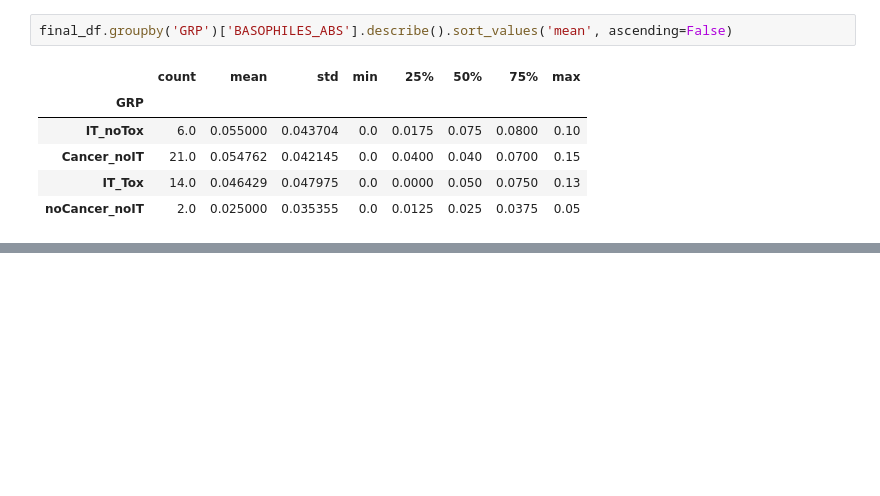
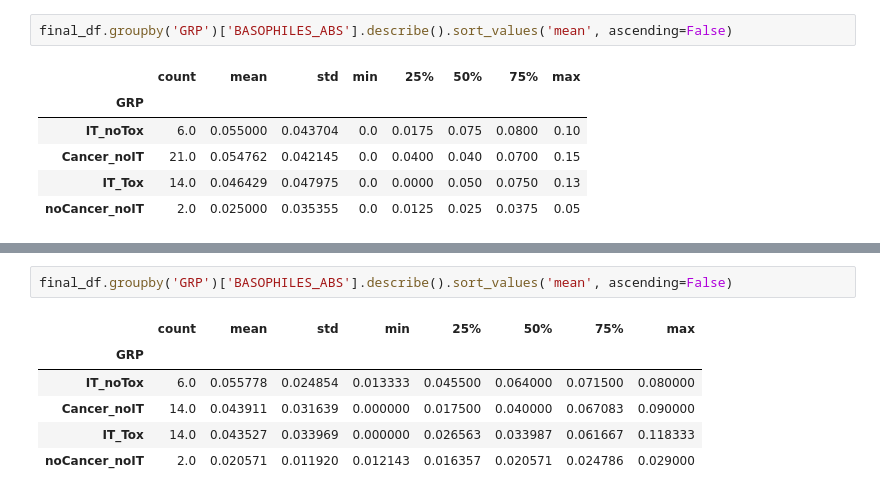
Before and after one commit to Soroushstr/Toxicity, a Jupyter notebook: Toxicity_new.ipynb, the cells around one changed output, grey strips where cells are left out. Cells and saved outputs as stored; diff of their text form; blank space fills up the shorter version.

```diff
--- a/Toxicity_new.ipynb
+++ b/Toxicity_new.ipynb
@@ -301,0 +455,9 @@ final_df.groupby('GRP')['BASOPHILES_ABS'].describe().sort_values('mean', ascendi
+# %%
+final_df.groupby('GRP')['BASOPHILES_ABS'].describe().sort_values('mean', ascending=False)
+# %% [output]
+|  | count | mean | std | min | 25% | 50% | 75% | max |
+| GRP |  |  |  |  |  |  |  |  |
+| IT_noTox | 6.0 | 0.055778 | 0.024854 | 0.013333 | 0.045500 | 0.064000 | 0.071500 | 0.080000 |
+| Cancer_noIT | 14.0 | 0.043911 | 0.031639 | 0.000000 | 0.017500 | 0.040000 | 0.067083 | 0.090000 |
+| IT_Tox | 14.0 | 0.043527 | 0.033969 | 0.000000 | 0.026563 | 0.033987 | 0.061667 | 0.118333 |
+| noCancer_noIT | 2.0 | 0.020571 | 0.011920 | 0.012143 | 0.016357 | 0.020571 | 0.024786 | 0.029000 |
```
Also changed, not shown: parts of 5 cells of this notebook.
